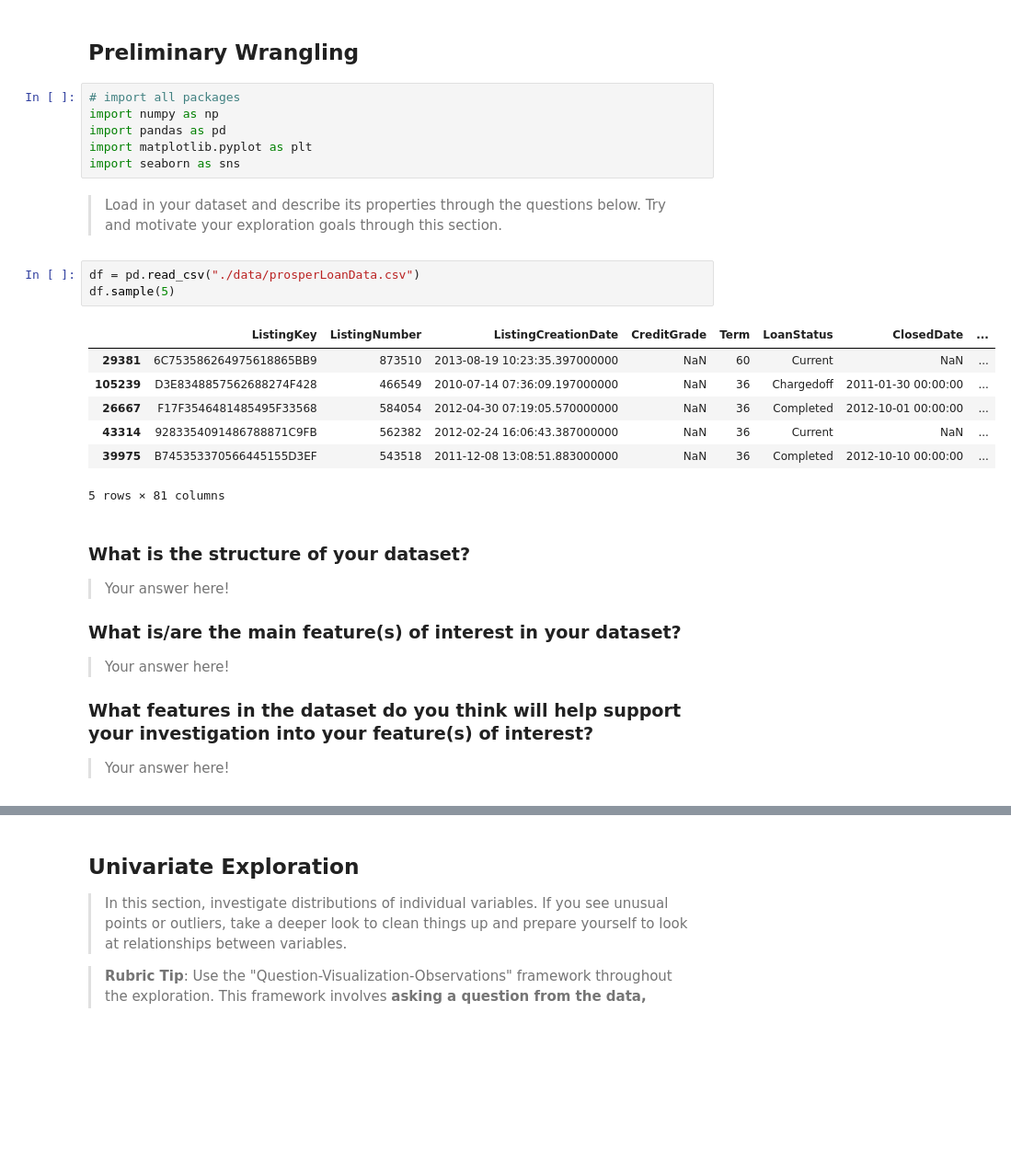
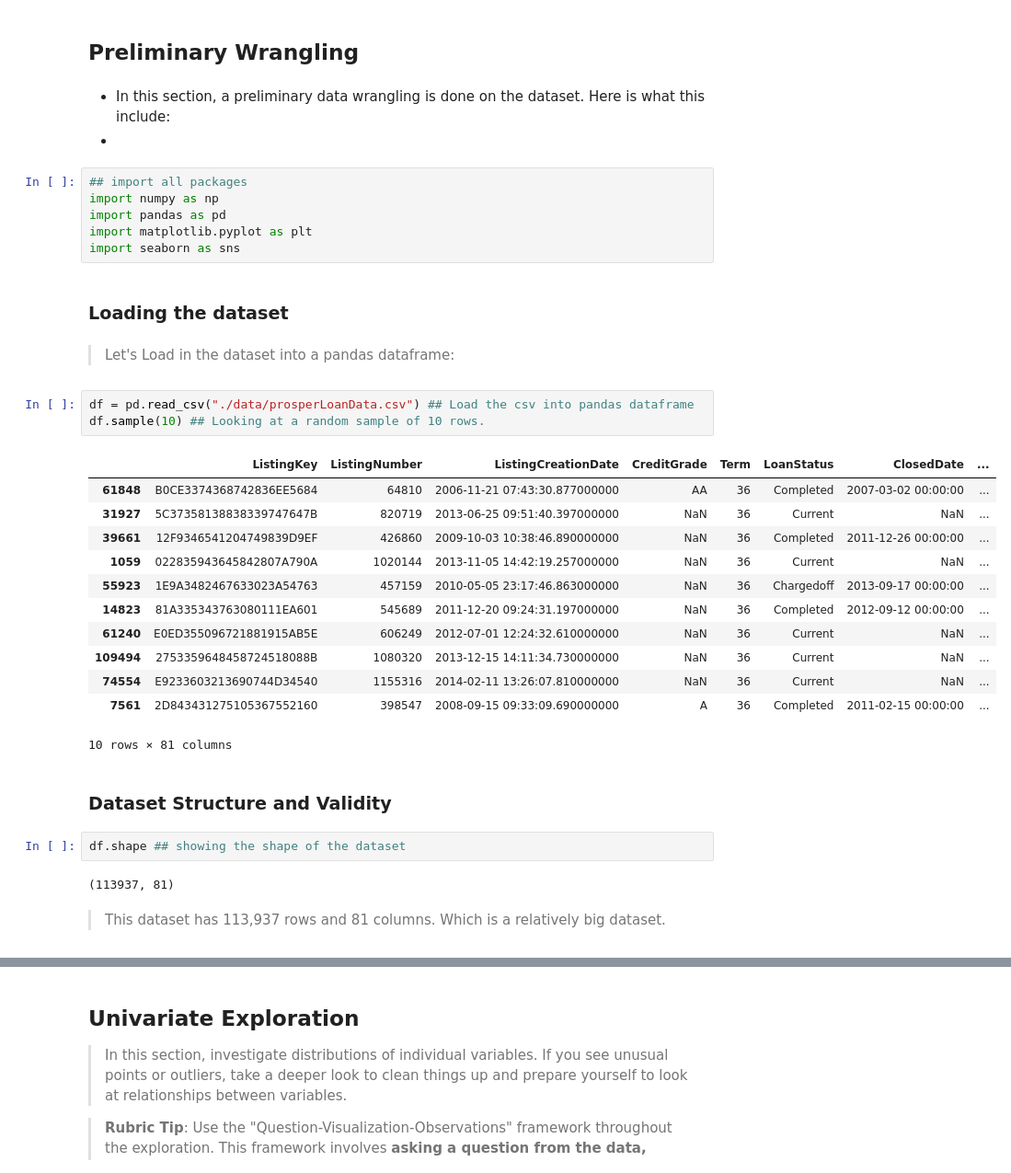
Before and after one commit to sondosaabed/Prosper-Loan-Analysis, a Jupyter notebook: Part_I_exploration.ipynb, the cells around one changed output, grey strips where cells are left out. Shown at 92% size. Drawn from its saved outputs; the diff is of its cells as text; blank space fills up the shorter version.

Commit message:
Initial outlining and exploration: - Add columns dictionary - Add table of Contents - Load the dataset and sample - Check datatyoe and convert the datetime ones

```diff
--- a/Part_I_exploration.ipynb
+++ b/Part_I_exploration.ipynb
@@ -16,33 +110,39 @@
 # %% [markdown]
 ## Preliminary Wrangling
+# %% [markdown]
+- In this section, a preliminary data wrangling is done on the dataset. Here is what this include:
+-
 # %%
-# import all packages
+## import all packages
 import numpy as np
 import pandas as pd
 import matplotlib.pyplot as plt
 import seaborn as sns
-# %% [markdown]
-> Load in your dataset and describe its properties through the questions below. Try and motivate your exploration goals through this section.
+# %% [markdown]
+### Loading the dataset
+# %% [markdown]
+> Let's Load in the dataset into a pandas dataframe:
 # %%
-df = pd.read_csv("./data/prosperLoanData.csv")
-df.sample(5)
+df = pd.read_csv("./data/prosperLoanData.csv") ## Load the csv into pandas dataframe
+df.sample(10) ## Looking at a random sample of 10 rows.
 # %% [output]
 |  | ListingKey | ListingNumber | ListingCreationDate | CreditGrade | Term | LoanStatus | ClosedDate | ... |
-| 29381 | 6C753586264975618865BB9 | 873510 | 2013-08-19 10:23:35.397000000 | NaN | 60 | Current | NaN | ... |
-| 105239 | D3E8348857562688274F428 | 466549 | 2010-07-14 07:36:09.197000000 | NaN | 36 | Chargedoff | 2011-01-30 00:00:00 | ... |
-| 26667 | F17F3546481485495F33568 | 584054 | 2012-04-30 07:19:05.570000000 | NaN | 36 | Completed | 2012-10-01 00:00:00 | ... |
-| 43314 | 9283354091486788871C9FB | 562382 | 2012-02-24 16:06:43.387000000 | NaN | 36 | Current | NaN | ... |
-| 39975 | B745353370566445155D3EF | 543518 | 2011-12-08 13:08:51.883000000 | NaN | 36 | Completed | 2012-10-10 00:00:00 | ... |
+| 61848 | B0CE3374368742836EE5684 | 64810 | 2006-11-21 07:43:30.877000000 | AA | 36 | Completed | 2007-03-02 00:00:00 | ... |
+| 31927 | 5C37358138838339747647B | 820719 | 2013-06-25 09:51:40.397000000 | NaN | 36 | Current | NaN | ... |
+| 39661 | 12F9346541204749839D9EF | 426860 | 2009-10-03 10:38:46.890000000 | NaN | 36 | Completed | 2011-12-26 00:00:00 | ... |
+| 1059 | 022835943645842807A790A | 1020144 | 2013-11-05 14:42:19.257000000 | NaN | 36 | Current | NaN | ... |
+| 55923 | 1E9A3482467633023A54763 | 457159 | 2010-05-05 23:17:46.863000000 | NaN | 36 | Chargedoff | 2013-09-17 00:00:00 | ... |
+| 14823 | 81A335343763080111EA601 | 545689 | 2011-12-20 09:24:31.197000000 | NaN | 36 | Completed | 2012-09-12 00:00:00 | ... |
+| 61240 | E0ED355096721881915AB5E | 606249 | 2012-07-01 12:24:32.610000000 | NaN | 36 | Current | NaN | ... |
+| 109494 | 2753359648458724518088B | 1080320 | 2013-12-15 14:11:34.730000000 | NaN | 36 | Current | NaN | ... |
+| 74554 | E9233603213690744D34540 | 1155316 | 2014-02-11 13:26:07.810000000 | NaN | 36 | Current | NaN | ... |
+| 7561 | 2D843431275105367552160 | 398547 | 2008-09-15 09:33:09.690000000 | A | 36 | Completed | 2011-02-15 00:00:00 | ... |
-5 rows × 81 columns
+10 rows × 81 columns
-# %% [markdown]
-### What is the structure of your dataset?
-
-> Your answer here!
-
-### What is/are the main feature(s) of interest in your dataset?
-
-> Your answer here!
-
-### What features in the dataset do you think will help support your investigation into your feature(s) of interest?
-
-> Your answer here!
+# %% [markdown]
+### Dataset Structure and Validity
+# %%
+df.shape ## showing the shape of the dataset
+# %% [output]
+(113937, 81)
+# %% [markdown]
+> This dataset has 113,937 rows and 81 columns. Which is a relatively big dataset.
```
Also changed, not shown: parts of 14 cells of this notebook.
